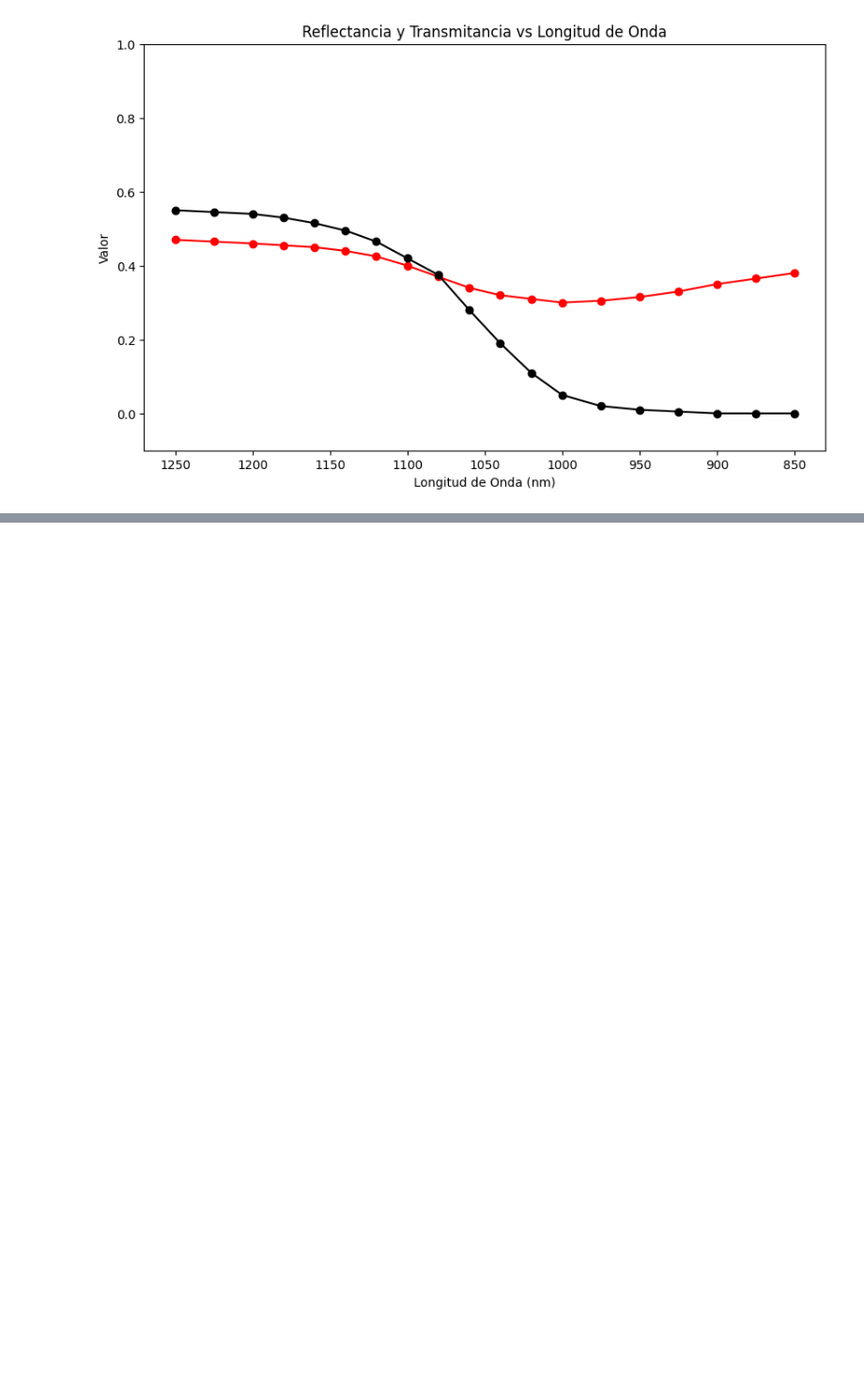
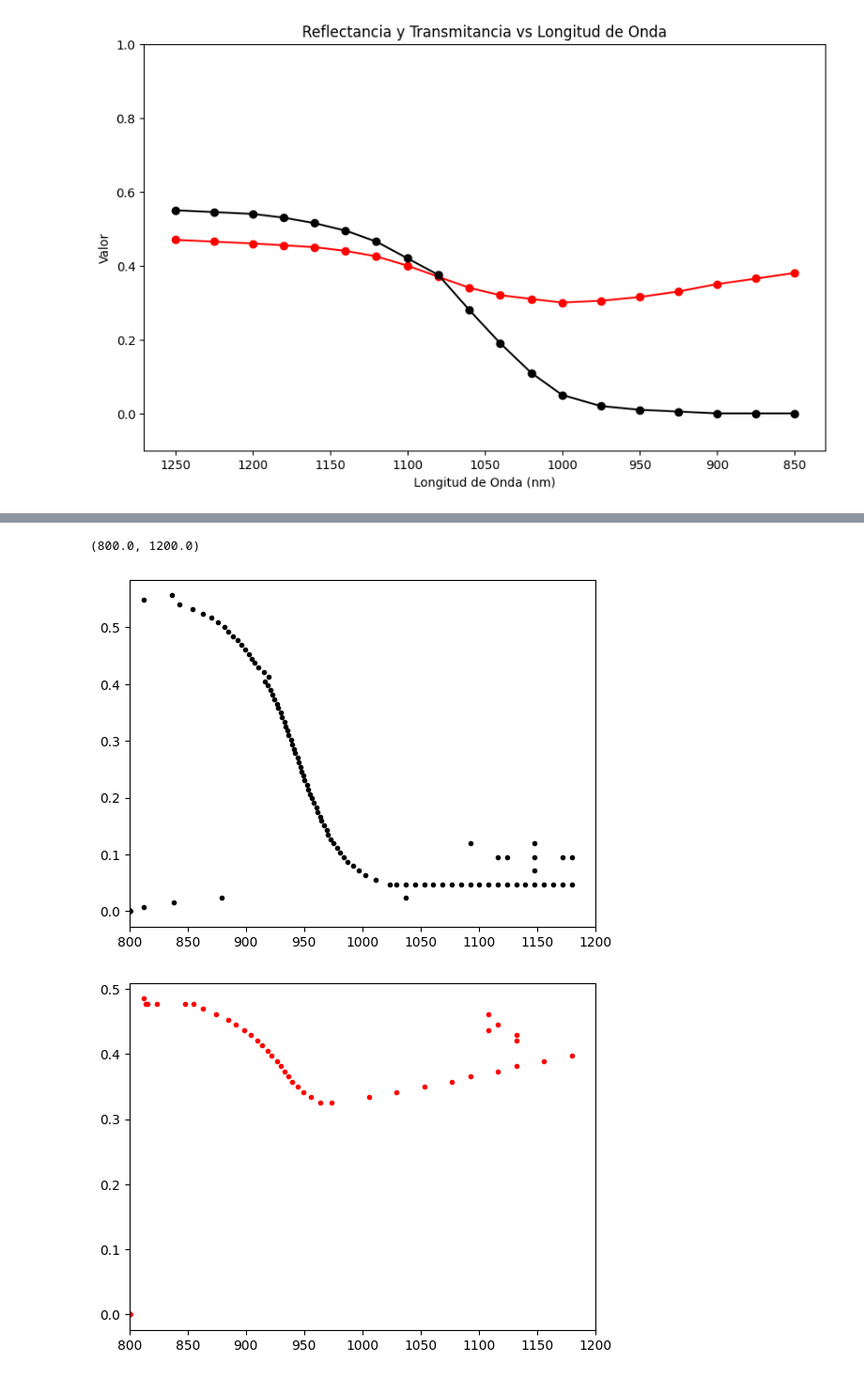
Before and after one commit to Edgarfevi/Proyectos, a Jupyter notebook: Proyectos_python/FISICA/Optica/Poster/poster.ipynb, the cells around one changed output, grey strips where cells are left out. Shown at 94% size. Saved outputs shown, nothing was run; the diff lists cells and outputs as text; code cells hidden in the pictures; blank space fills up the shorter version.

```diff
--- a/Proyectos_python/FISICA/Optica/Poster/poster.ipynb
+++ b/Proyectos_python/FISICA/Optica/Poster/poster.ipynb
@@ -61,0 +162,13 @@ plt.ylim(-0.1, 1)
+# %%
+plt.figure()
+
+plt.plot(grafica_roja[:, 0]+800, grafica_roja[:, 1], 'k.')
+plt.xlim(800, 1200)
+
+plt.figure()
+plt.plot(grafica_negra[:, 0]+800, grafica_negra[:, 1], 'r.')
+plt.xlim(800, 1200)
+# %% [output]
+(800.0, 1200.0)
+[figure, added]
+[figure, added]
```
Also changed, not shown: parts of 6 cells of this notebook.
